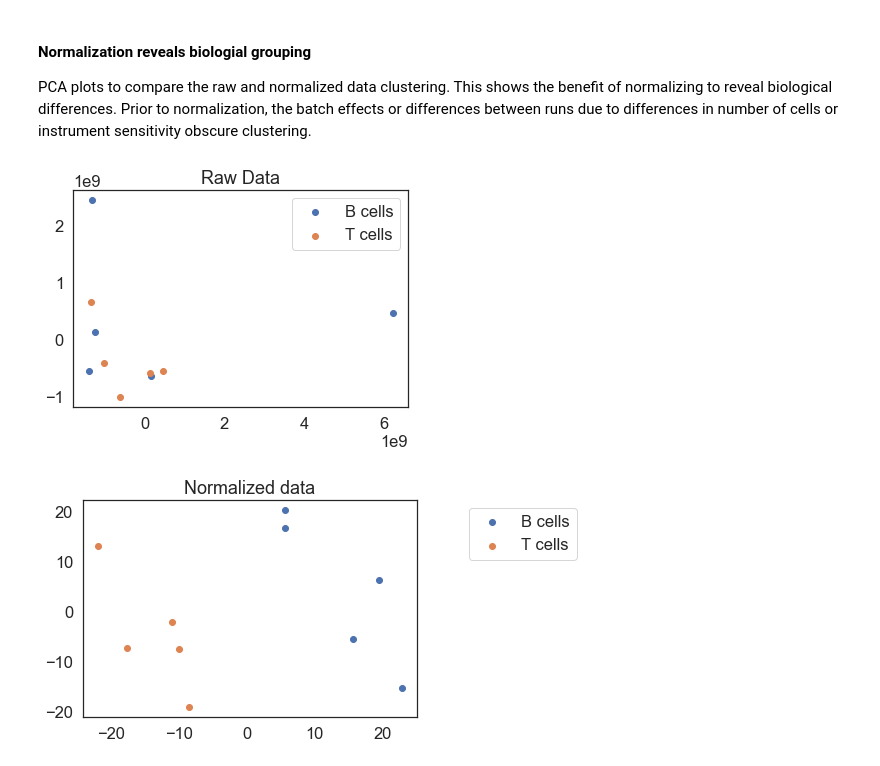
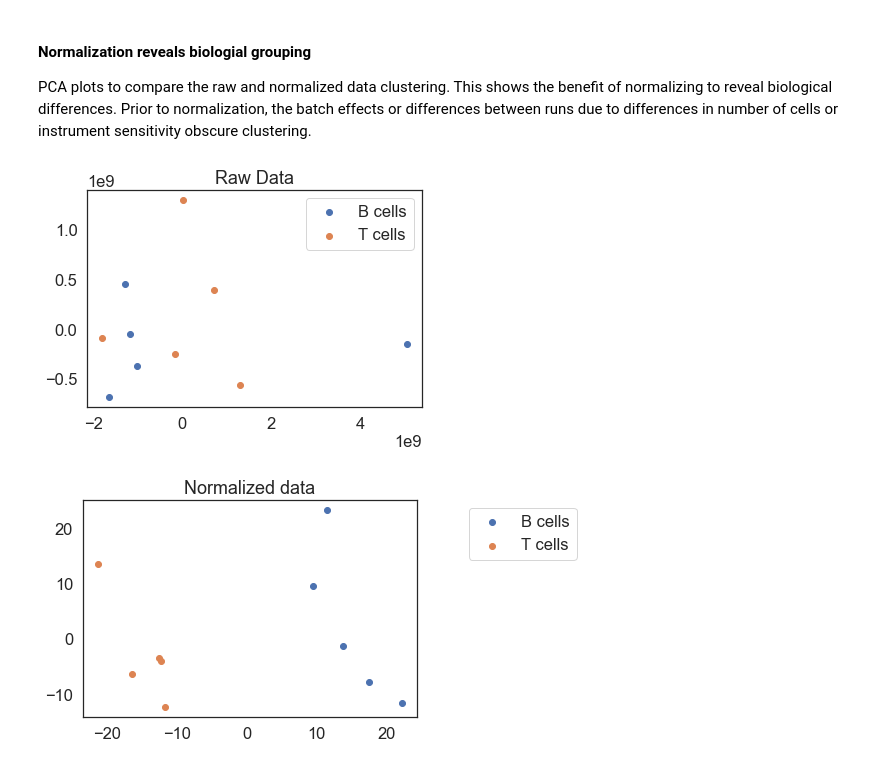
Before and after one commit to PayneLab/Lymphocytes1, a Jupyter notebook: Normalization.ipynb, the cells around one changed output. Drawn from its saved outputs; the diff is of its cells as text; code cells hidden in the pictures.

```diff
--- a/Normalization.ipynb
+++ b/Normalization.ipynb
@@ -5,7 +5,8 @@ The data used in this notebook is lymphocyte data for one patient's B cells and
 First, we import our loader module. This brings the functions defined there (in our repository at ~/load_data.py) into scope so we can use them in this script. Then we can load our data and store it as <code>data_raw</code>.
 # %%
 import load_data
-data_raw = load_data.load_FragPipe()
+#data_raw = load_data.load_FragPipe()
+data_raw=load_data.load_max_quant()
 # %%
 import matplotlib.pyplot as plt
 import seaborn as sns
@@ -85,33 +86,33 @@ PCA plots to compare the raw and normalized data clustering. This shows the bene
 # %%
 from sklearn.decomposition import PCA
 import matplotlib.pyplot as plt
 import math
 from numpy import isnan
 
 import numpy as np
 import pandas as pd
 sns.set_style("white")
 
 
 pca = PCA(n_components=5)
 
 alist=data_raw.values.flatten()
 alist= [a for a in alist if not isnan(a)]
 nan_appoximate = float(alist[math.ceil(float(len(alist))*.01)])
 pca_result = pca.fit_transform(np.nan_to_num(data_raw.transpose(), nan=nan_appoximate))
 
-cell_types = ["1_B","1_T"] #Cell types; these strings are in the sample names of those types
+cell_types = [" B_"," T_"] #Cell types; these strings are in the sample names of those types
 samples=np.array(data_raw.columns.values)
 
 for cell_type in cell_types:
     cells_of_type = list(i for i,s in enumerate(samples) if cell_type in s)
     plt.scatter(pca_result[cells_of_type,0],pca_result[cells_of_type,1])
 
 plt.title("Raw Data")
 plt.legend(['B cells', "T cells"])
 plt.show()
 # %% [output]
-[figure, old version]
+[figure, new version]
 # %%
 pca = PCA(n_components=5)
 
@@ -120,7 +121,7 @@ alist= [a for a in alist if not isnan(a)]
 nan_appoximate = float(alist[math.ceil(float(len(alist))*.01)])
 pca_result = pca.fit_transform(np.nan_to_num(data_log2_medNorm.transpose(), nan=nan_appoximate))
 
-cell_types = ["1_B","1_T"] #Cell types; these strings are in the sample names of those types
+cell_types = [" B_"," T_"] #Cell types; these strings are in the sample names of those types
 for cell_type in cell_types:
     cells_of_type = list(i for i,s in enumerate(samples) if cell_type in s)
     plt.scatter(pca_result[cells_of_type,0],pca_result[cells_of_type,1])
@@ -129,4 +130,4 @@ plt.title("Normalized data")
 plt.legend(['B cells', "T cells"], loc='upper right', bbox_to_anchor=(1.5, 1))
 plt.show()
 # %% [output]
-[figure, old version]
+[figure, new version]
```
Also changed, not shown: parts of 5 cells of this notebook, 9 other files.
